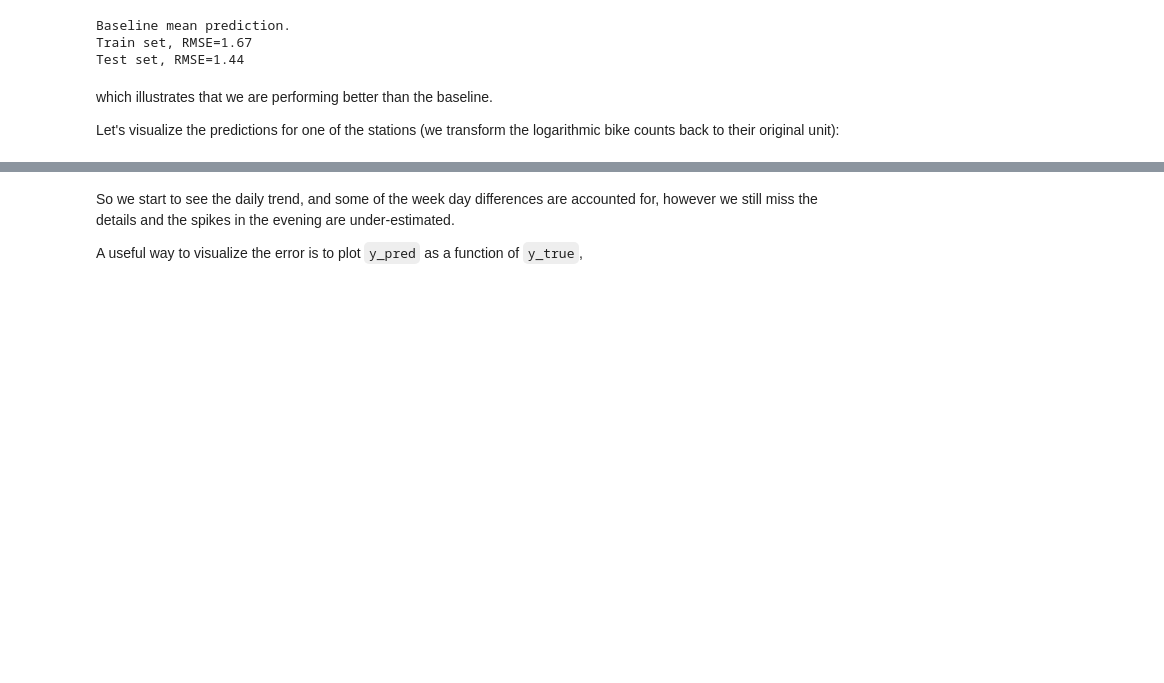
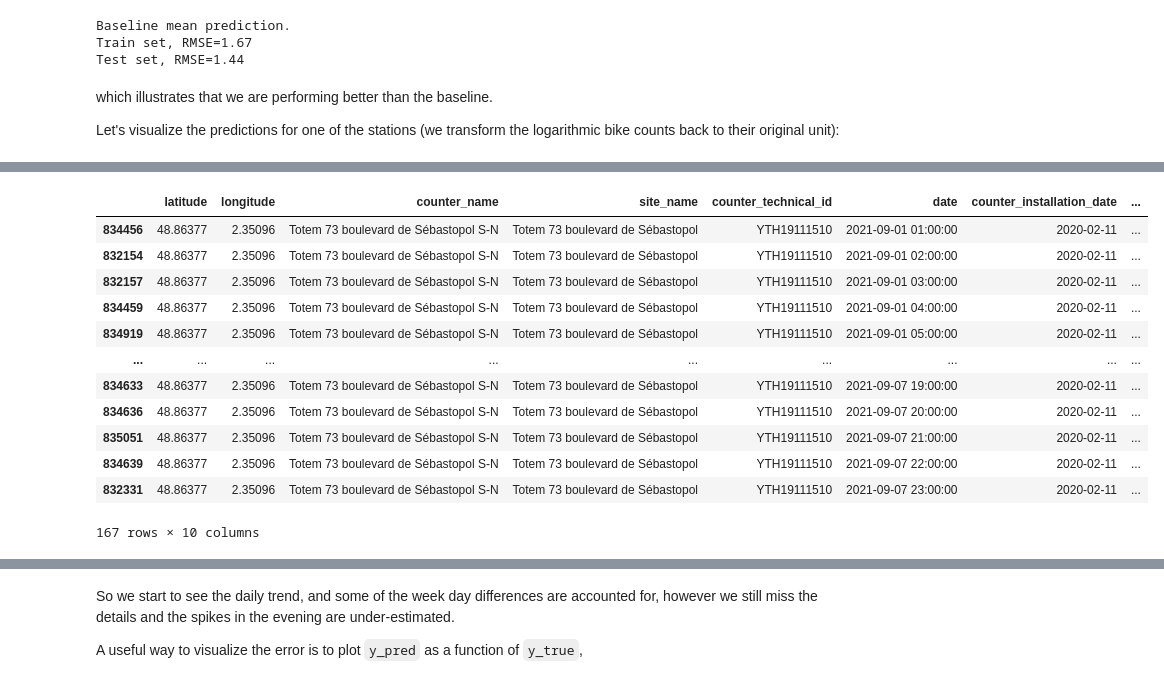
Before and after one commit to thom1100/bike_counters_, a Jupyter notebook: Ridge.ipynb, the cells around one changed output, grey strips where cells are left out. Cells and saved outputs as stored; diff of their text form; code cells hidden in the pictures; blank space fills up the shorter version.

```diff
--- a/Ridge.ipynb
+++ b/Ridge.ipynb
@@ -184,13 +180,29 @@ Let's visualize the predictions for one of the stations (we transform the logari
 # %%
 mask = (
     (X_valid["counter_name"] == "Totem 73 boulevard de Sébastopol S-N")
     & (X_valid["date"] > pd.to_datetime("2021/09/01"))
     & (X_valid["date"] < pd.to_datetime("2021/09/08"))
 )
 
 df_viz = X_valid.loc[mask].copy()
 df_viz["bike_count"] = np.exp(y_valid[mask.values]) - 1
 df_viz["bike_count (predicted)"] = np.exp(pipe.predict(X_valid[mask])) - 1
+
+df_viz
+# %% [output]
+|  | latitude | longitude | counter_name | site_name | counter_technical_id | date | counter_installation_date | ... |
+| 834456 | 48.86377 | 2.35096 | Totem 73 boulevard de Sébastopol S-N | Totem 73 boulevard de Sébastopol | YTH19111510 | 2021-09-01 01:00:00 | 2020-02-11 | ... |
+| 832154 | 48.86377 | 2.35096 | Totem 73 boulevard de Sébastopol S-N | Totem 73 boulevard de Sébastopol | YTH19111510 | 2021-09-01 02:00:00 | 2020-02-11 | ... |
+| 832157 | 48.86377 | 2.35096 | Totem 73 boulevard de Sébastopol S-N | Totem 73 boulevard de Sébastopol | YTH19111510 | 2021-09-01 03:00:00 | 2020-02-11 | ... |
+| 834459 | 48.86377 | 2.35096 | Totem 73 boulevard de Sébastopol S-N | Totem 73 boulevard de Sébastopol | YTH19111510 | 2021-09-01 04:00:00 | 2020-02-11 | ... |
+| 834919 | 48.86377 | 2.35096 | Totem 73 boulevard de Sébastopol S-N | Totem 73 boulevard de Sébastopol | YTH19111510 | 2021-09-01 05:00:00 | 2020-02-11 | ... |
+| ... | ... | ... | ... | ... | ... | ... | ... | ... |
+| 834633 | 48.86377 | 2.35096 | Totem 73 boulevard de Sébastopol S-N | Totem 73 boulevard de Sébastopol | YTH19111510 | 2021-09-07 19:00:00 | 2020-02-11 | ... |
+| 834636 | 48.86377 | 2.35096 | Totem 73 boulevard de Sébastopol S-N | Totem 73 boulevard de Sébastopol | YTH19111510 | 2021-09-07 20:00:00 | 2020-02-11 | ... |
+| 835051 | 48.86377 | 2.35096 | Totem 73 boulevard de Sébastopol S-N | Totem 73 boulevard de Sébastopol | YTH19111510 | 2021-09-07 21:00:00 | 2020-02-11 | ... |
+| 834639 | 48.86377 | 2.35096 | Totem 73 boulevard de Sébastopol S-N | Totem 73 boulevard de Sébastopol | YTH19111510 | 2021-09-07 22:00:00 | 2020-02-11 | ... |
+| 832331 | 48.86377 | 2.35096 | Totem 73 boulevard de Sébastopol S-N | Totem 73 boulevard de Sébastopol | YTH19111510 | 2021-09-07 23:00:00 | 2020-02-11 | ... |
+167 rows × 10 columns
 # %%
 fig, ax = plt.subplots(figsize=(12, 4))
 
```
Also changed, not shown: parts of 28 cells of this notebook.
